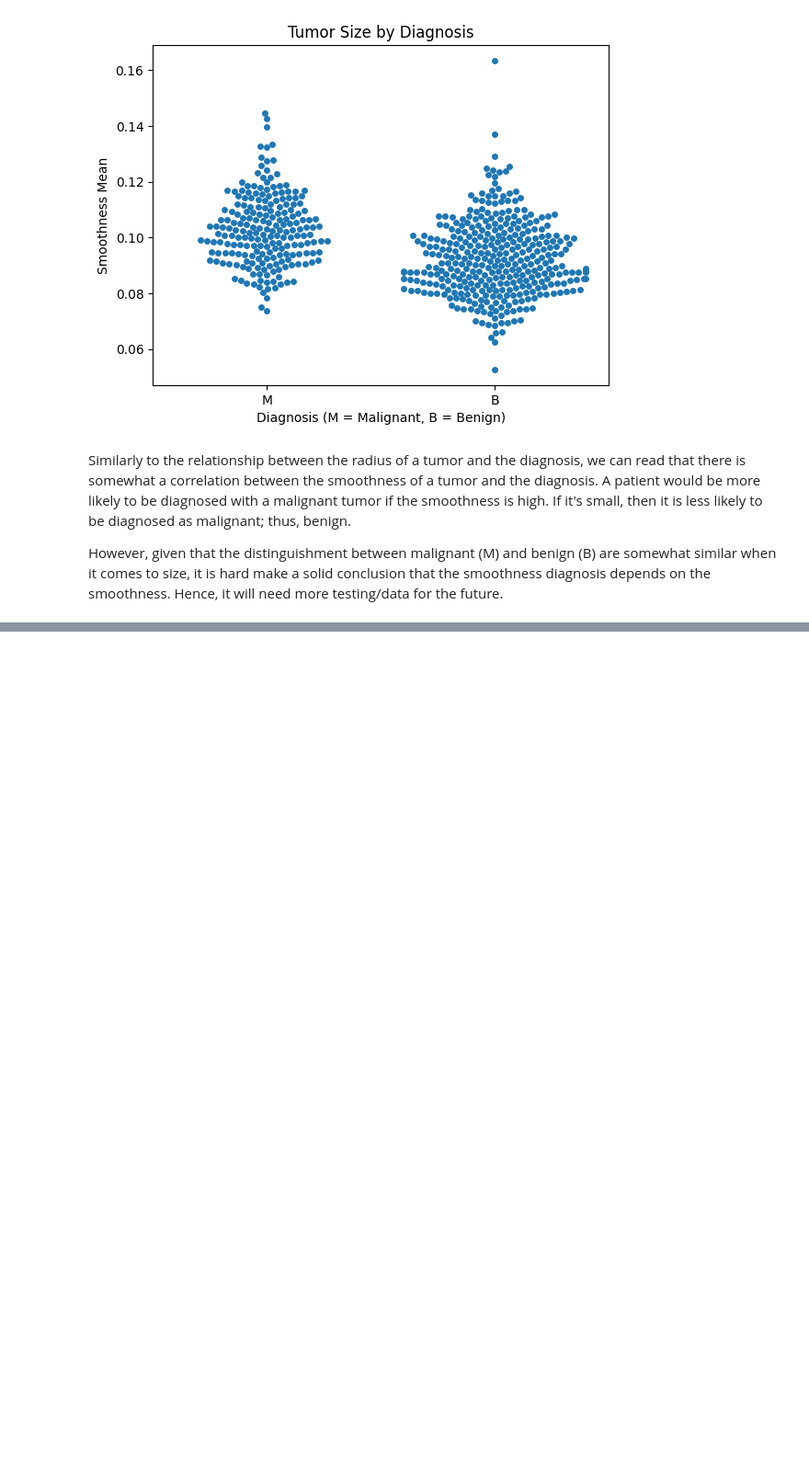
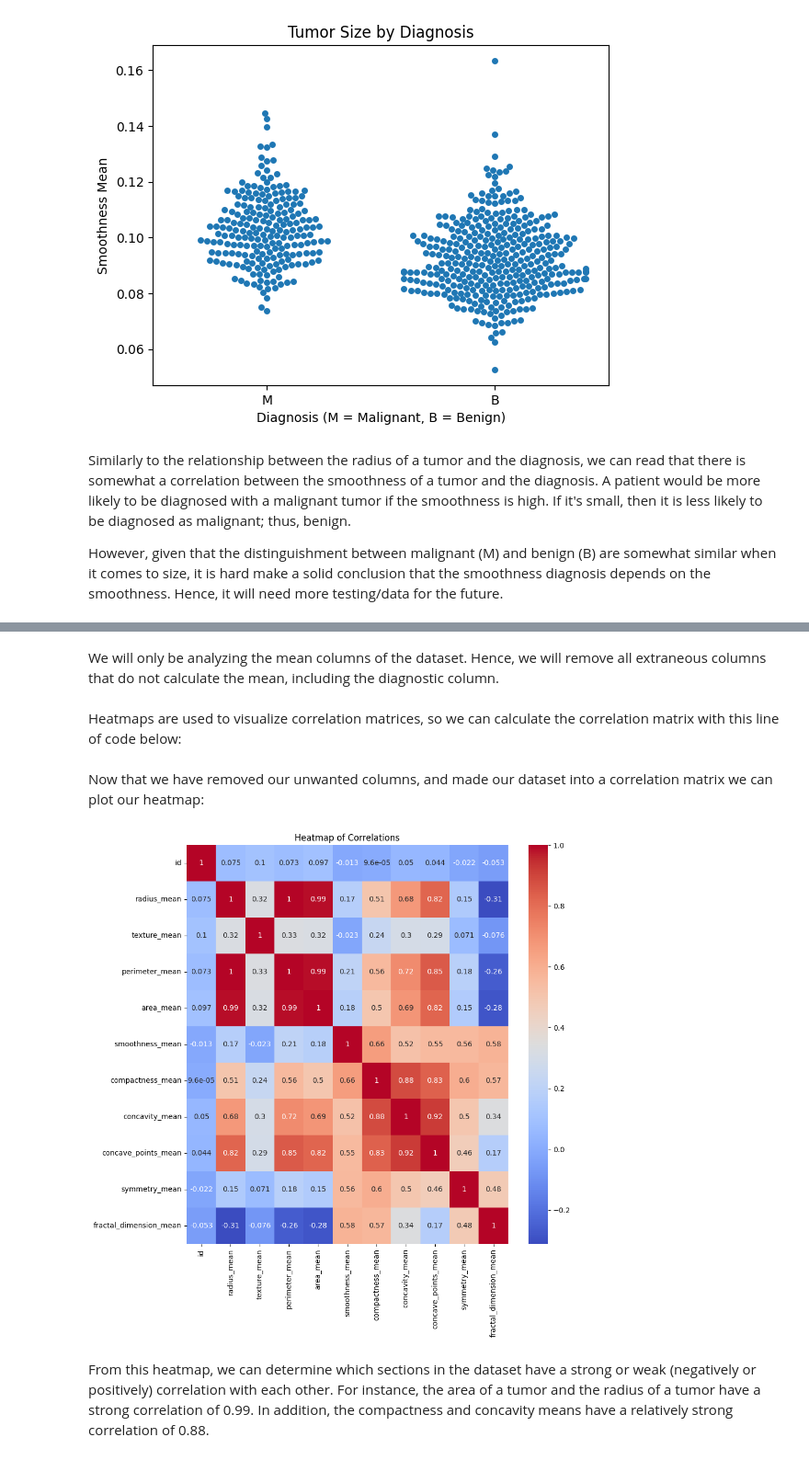
Before and after one commit to LaurenJardiolin/BreastCancerAnalysis, a Jupyter notebook: BreastCancerAnalysis.ipynb, the cells around one changed output, grey strips where cells are left out. Shown at 92% size. Cells and saved outputs as stored; diff of their text form; code cells hidden in the pictures; blank space fills up the shorter version.

```diff
--- a/BreastCancerAnalysis.ipynb
+++ b/BreastCancerAnalysis.ipynb
@@ -242,0 +249,19 @@ However, given that the distinguishment between malignant (M) and benign (B) are
+# %% [markdown]
+We will only be analyzing the mean columns of the dataset. Hence, we will remove all extraneous columns that do not calculate the mean, including the diagnostic column.
+# %%
+bc_new = bc.drop(['diagnosis','radius_se','texture_se','perimeter_se','area_se','smoothness_se','compactness_se','concavity_se','concave_points_se','symmetry_se','fractal_dimension_se','radius_worst','texture_worst','perimeter_worst','area_worst','smoothness_worst','compactness_worst','concavity_worst','concave_points_worst','symmetry_worst','fractal_dimension_worst'], axis=1)
+# %% [markdown]
+Heatmaps are used to visualize correlation matrices, so we can calculate the correlation matrix with this line of code below:
+# %%
+corr_matrix = bc_new.corr()
+# %% [markdown]
+Now that we have removed our unwanted columns, and made our dataset into a correlation matrix we can plot our heatmap:
+# %%
+plt.figure(figsize=(10, 10))  # Adjust the size of the heatmap
+sns.heatmap(corr_matrix, annot=True, cmap='coolwarm')
+plt.title('Heatmap of Correlations')
+plt.show()
+# %% [output]
+[figure, added]
+# %% [markdown]
+From this heatmap, we can determine which sections in the dataset have a strong or weak (negatively or positively) correlation with each other. For instance, the area of a tumor and the radius of a tumor have a strong correlation of 0.99. In addition, the compactness and concavity means have a relatively strong correlation of 0.88.
```
Also changed, not shown: parts of 9 cells of this notebook.
